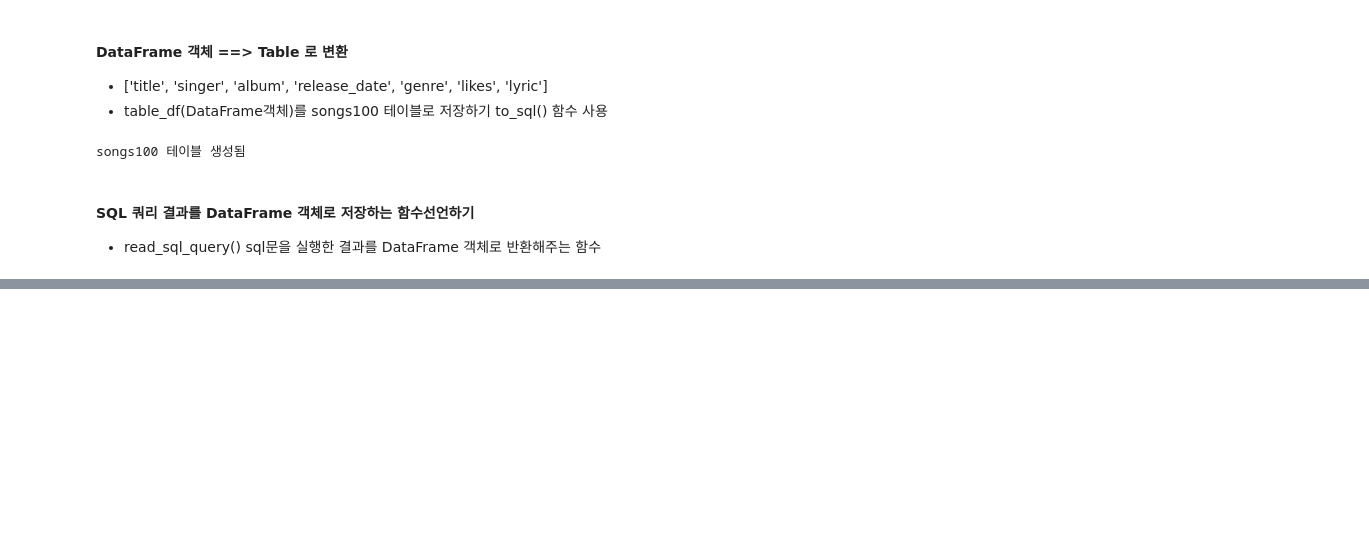
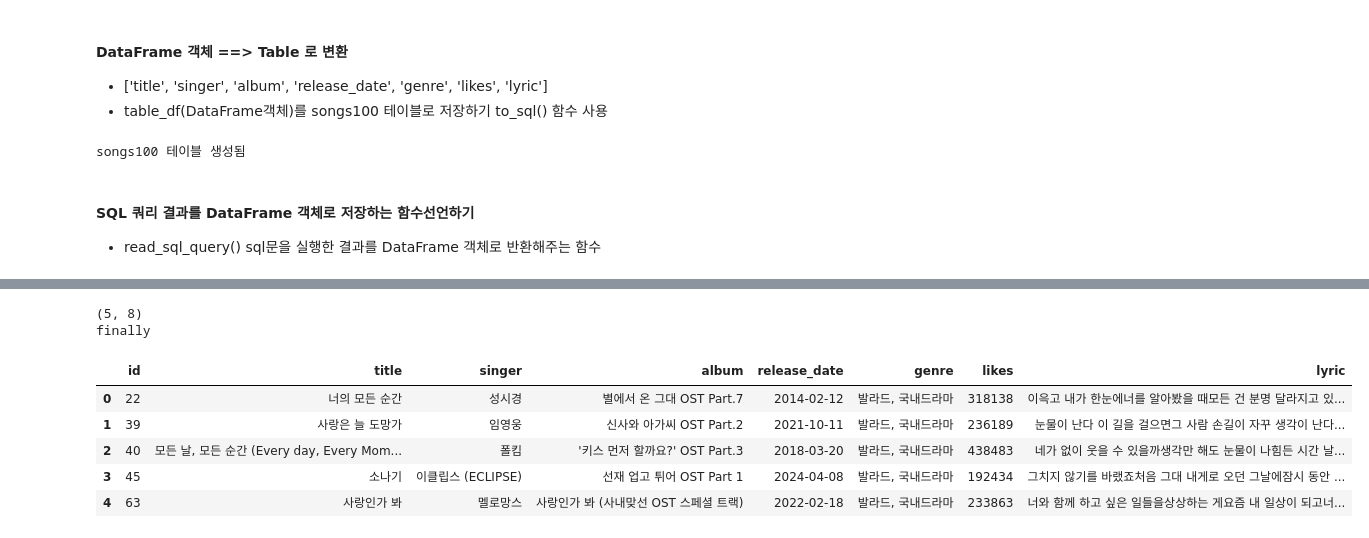
Before and after one commit to hongjiho5148/Python_WebScraping_Analysis, a Jupyter notebook: 04.Melon100차트_데이터파싱_DB저장.ipynb, the cells around one changed output, grey strips where cells are left out. Cells and saved outputs as stored; diff of their text form; code cells hidden in the pictures; blank space fills up the shorter version.

```diff
--- a/04.Melon100차트_데이터파싱_DB저장.ipynb
+++ b/04.Melon100차트_데이터파싱_DB저장.ipynb
@@ -392,28 +413,28 @@ songs100 테이블 생성됨
 #### SQL 쿼리 결과를 DataFrame 객체로 저장하는 함수선언하기
 * read_sql_query() sql문을 실행한 결과를 DataFrame 객체로 반환해주는 함수
 # %%
-# def search_album(keyword):
-#     sql = """select * from songs100 where album like %s;"""
+def search_album(keyword):
+    sql = """select * from songs100 where album like %s;"""
 
-#     import pandas as pd
-#     import pymysql
-#     import sqlalchemy
+    import pandas as pd
+    import pymysql
+    import sqlalchemy
 
-#     pymysql.install_as_MySQLdb()
-#     from sqlalchemy import create_engine
+    pymysql.install_as_MySQLdb()
+    from sqlalchemy import create_engine
 
-#     engine = None
-#     conn = None
-#     try:
-#         engine = create_engine('mysql+pymysql://python:python@localhost:3306/python_db?charset=utf8mb4')
-#         conn = engine.connect()
+    engine = None
+    conn = None
+    try:
+        engine = create_engine('mysql+pymysql://python:python@localhost:3306/python_db?charset=utf8mb4')
+        conn = engine.connect()
 
-#         album_df = pd.read_sql_query(sql, con=conn, params=('%' + keyword + '%',))
-#         print(album_df.shape)
-#         return album_df
-#     finally:
-#         print('finally')
-#         if conn is not None:
-#             conn.close()
-#         if engine is not None:
-#             engine.dispose()
+        album_df = pd.read_sql_query(sql, con=conn, params=('%' + keyword + '%',))
+        print(album_df.shape)
+        return album_df
+    finally:
+        print('finally')
+        if conn is not None:
+            conn.close()
+        if engine is not None:
+            engine.dispose()
@@ -431,0 +441,11 @@ finally
+# %%
+search_album('OST')
+# %% [output]
+(5, 8)
+finally
+|  | id | title | singer | album | release_date | genre | likes | lyric |
+| 0 | 22 | 너의 모든 순간 | 성시경 | 별에서 온 그대 OST Part.7 | 2014-02-12 | 발라드, 국내드라마 | 318138 | 이윽고 내가 한눈에너를 알아봤을 때모든 건 분명 달라지고 있... |
+| 1 | 39 | 사랑은 늘 도망가 | 임영웅 | 신사와 아가씨 OST Part.2 | 2021-10-11 | 발라드, 국내드라마 | 236189 | 눈물이 난다 이 길을 걸으면그 사람 손길이 자꾸 생각이 난다... |
+| 2 | 40 | 모든 날, 모든 순간 (Every day, Every Mom... | 폴킴 | '키스 먼저 할까요?' OST Part.3 | 2018-03-20 | 발라드, 국내드라마 | 438483 | 네가 없이 웃을 수 있을까생각만 해도 눈물이 나힘든 시간 날... |
+| 3 | 45 | 소나기 | 이클립스 (ECLIPSE) | 선재 업고 튀어 OST Part 1 | 2024-04-08 | 발라드, 국내드라마 | 192434 | 그치지 않기를 바랬죠처음 그대 내게로 오던 그날에잠시 동안 ... |
+| 4 | 63 | 사랑인가 봐 | 멜로망스 | 사랑인가 봐 (사내맞선 OST 스페셜 트랙) | 2022-02-18 | 발라드, 국내드라마 | 233863 | 너와 함께 하고 싶은 일들을상상하는 게요즘 내 일상이 되고너... |
```
Also changed, not shown: parts of 21 cells of this notebook, 3 other files.
